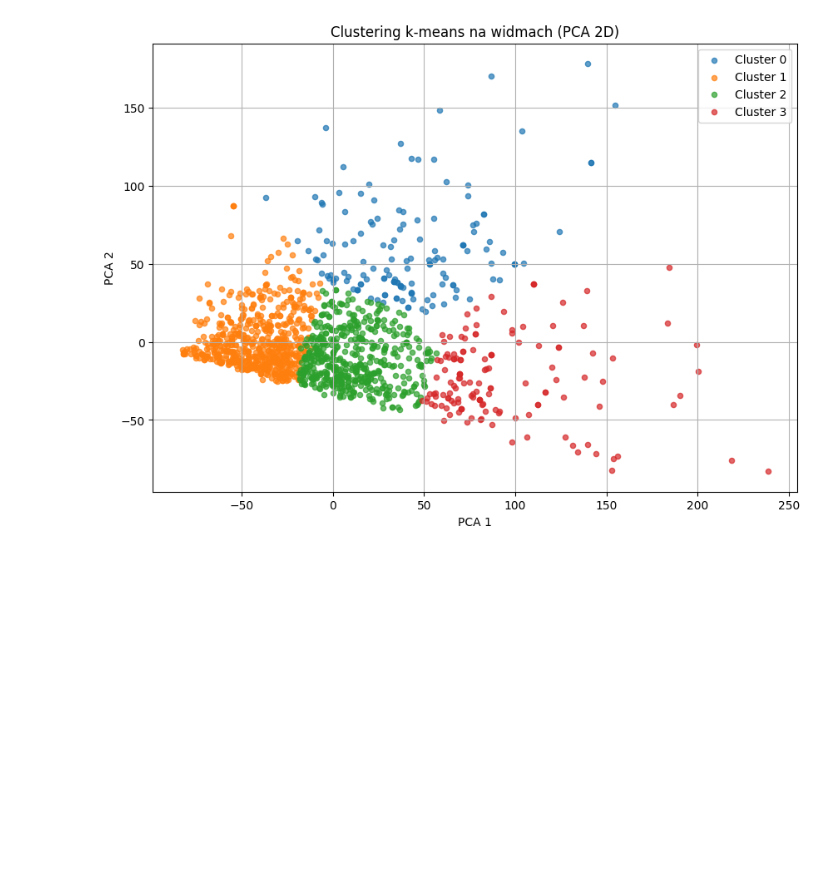
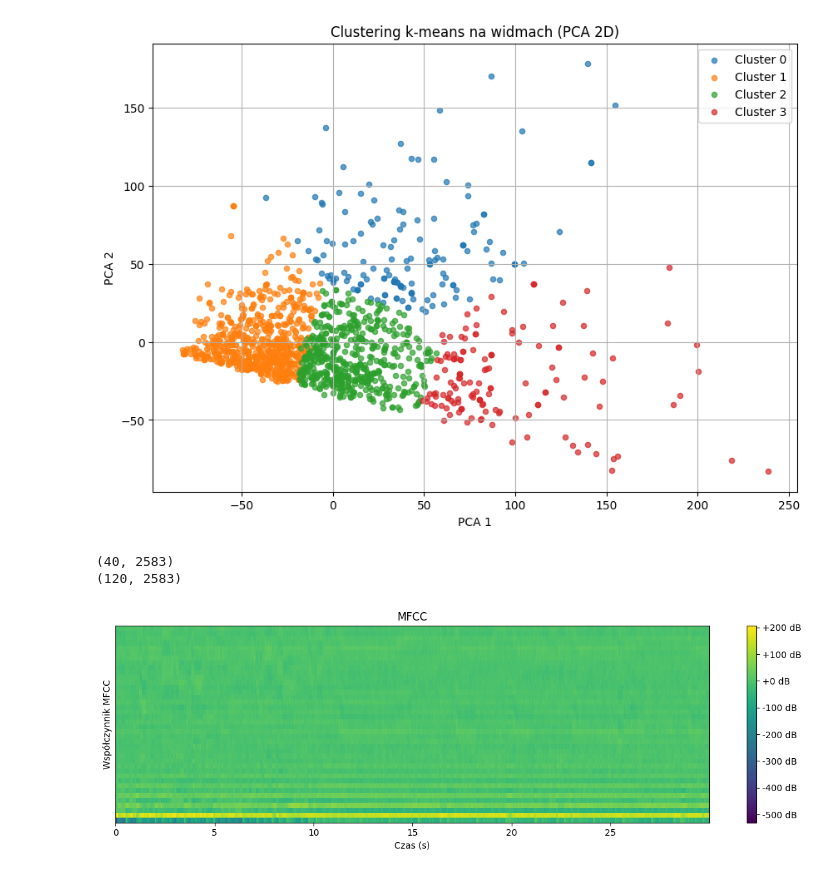
Before and after one commit to grzesiiok/neural_network_spotipy, a Jupyter notebook: FFT_transformations.ipynb, the cells around one changed output. Saved outputs shown, nothing was run; the diff lists cells and outputs as text; code cells hidden in the pictures; blank space fills up the shorter version.

```diff
--- a/FFT_transformations.ipynb
+++ b/FFT_transformations.ipynb
@@ -192,3 +192,46 @@ plt.grid(True)
 plt.show()
 # %% [output]
 [figure]
+# %%
+audio, sr = librosa.load(
+    r"previews\You're Beautiful - James Blunt - Back to Bedlam.mp3",
+    sr=44100
+)
+
+n_mfcc = 40
+
+mfcc = librosa.feature.mfcc(
+    y=audio,
+    sr=sr,
+    n_mfcc=n_mfcc,        # number of MFCC coefficients (13–40, typically 13)
+    n_fft=2048,           # FFT window size
+    hop_length=512,       # hop length (frame shift)
+    n_mels=40,            # number of Mel filter banks
+    htk=True
+)
+
+print(mfcc.shape)  # (13, number_of_time_frames)
+
+mfcc = librosa.feature.mfcc(y=audio, sr=sr, n_mfcc=n_mfcc)
+delta = librosa.feature.delta(mfcc)
+delta2 = librosa.feature.delta(mfcc, order=2)
+
+features = np.vstack([mfcc, delta, delta2])  # (120, number_of_frames)
+print(features.shape)
+# %% [output]
+(40, 2583)
+(120, 2583)
+# %%
+plt.figure(figsize=(12, 4))
+librosa.display.specshow(mfcc,
+                         x_axis='time',
+                         sr=sr,
+                         cmap='viridis')
+plt.colorbar(format='%+2.0f dB')
+plt.title('MFCC')
+plt.xlabel('Czas (s)')
+plt.ylabel('Współczynnik MFCC')
+plt.tight_layout()
+plt.show()
+# %% [output]
+[figure, added]
```
Also changed, not shown: parts of 1 cell of this notebook, 3 other files.
